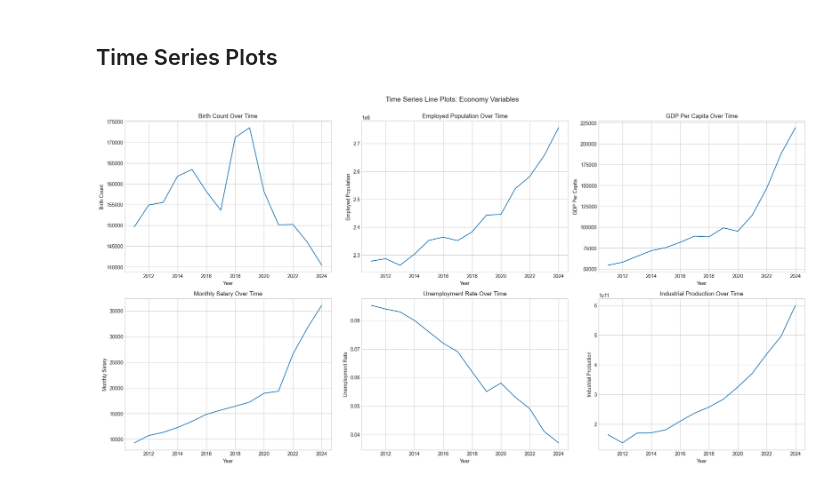
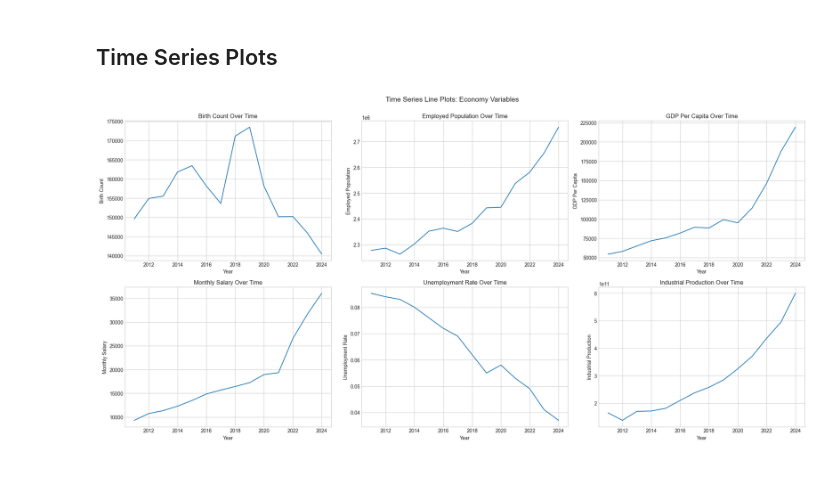
Before and after one commit to rus5sp/DAV-Project, a Jupyter notebook: eda.ipynb, the cells around one changed output. Drawn from its saved outputs; the diff is of its cells as text; code cells hidden in the pictures.

```diff
--- a/eda.ipynb
+++ b/eda.ipynb
@@ -197,25 +197,25 @@ We will investigate the outliers in GDP, salary, education expenditure and gradu
 # %%
 timeseries_eco_plot_configs = {
     'birth_count': {'title': 'Birth Count Over Time', 'ylabel': 'Birth Count'},
     'employed_population': {'title': 'Employed Population Over Time', 'ylabel': 'Employed Population'},
     'gdp_per_capita': {'title': 'GDP Per Capita Over Time', 'ylabel': 'GDP Per Capita'},
     'monthly_salary': {'title': 'Monthly Salary Over Time', 'ylabel': 'Monthly Salary'},
     'unemployment_rate': {'title': 'Unemployment Rate Over Time', 'ylabel': 'Unemployment Rate'},
     'industrial_production': {'title': 'Industrial Production Over Time', 'ylabel': 'Industrial Production'}
 }
 
-plt.figure(figsize=(20, 15))
+plt.figure(figsize=(20, 14))
 for i, (col, config) in enumerate(timeseries_eco_plot_configs.items(), 1):
     plt.subplot(3, 3, i)
     sns.lineplot(x=df.index, y=df[col])
     plt.title(config['title'])
     plt.xlabel('Year')
     plt.ylabel(config['ylabel'])
 plt.suptitle('Time Series Line Plots: Economy Variables', fontsize=14, y=1)
 plt.tight_layout()
 plt.show()
 # %% [output]
-[figure, old version]
+[figure, new version]
 # %%
 timeseries_edu_plot_configs = {
     'inst_total': {'title': 'Total Institutions Over Time', 'ylabel': 'Total Institutions'},
```
Also changed, not shown: parts of 6 cells of this notebook.
